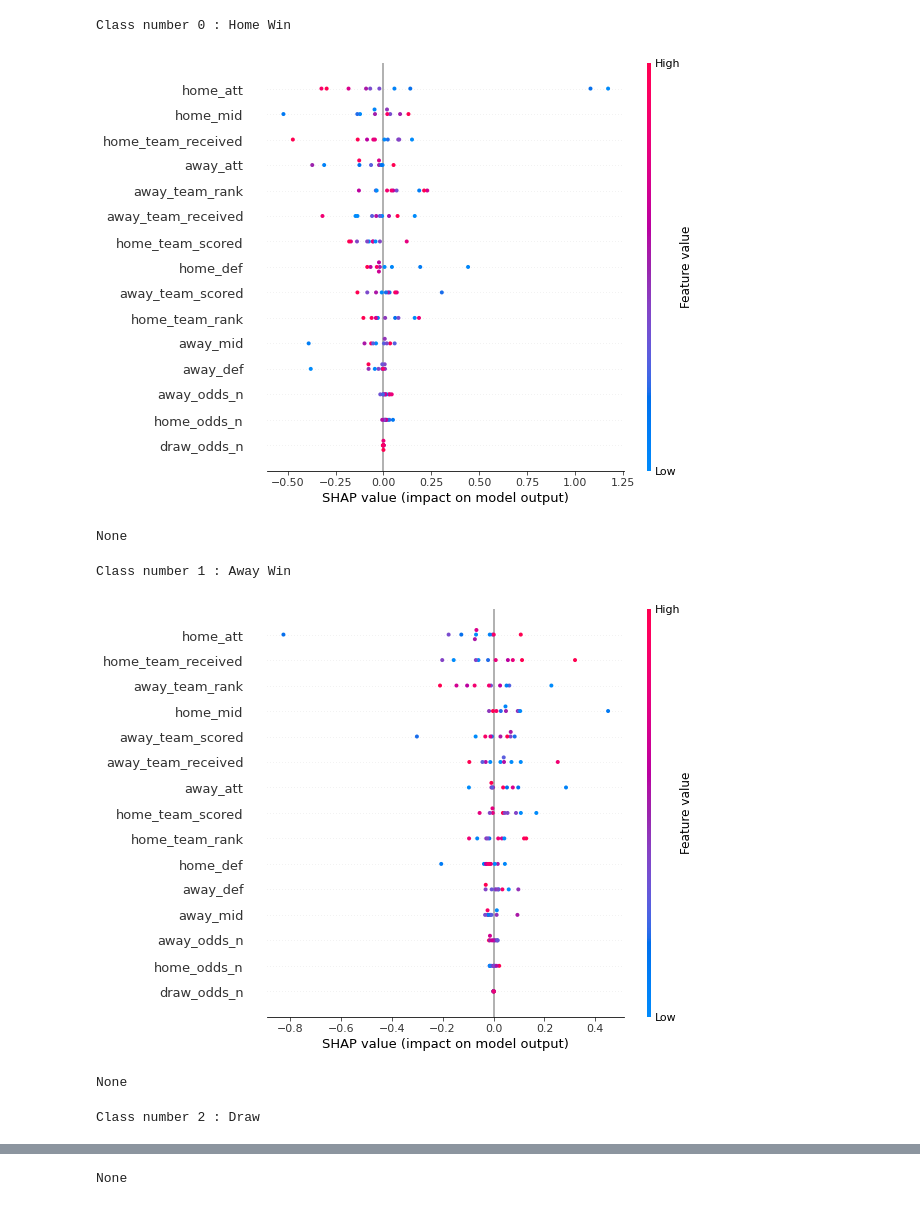
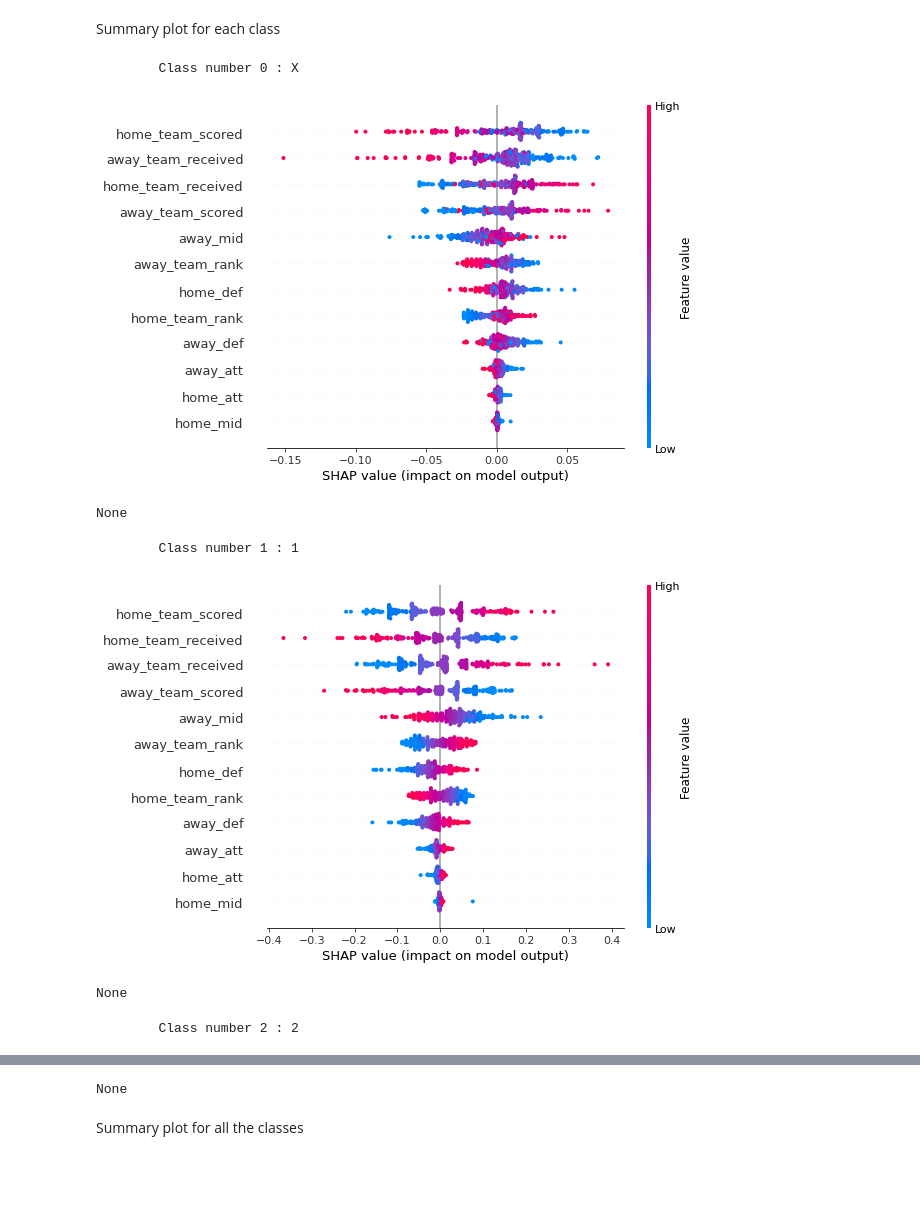
Before and after one commit to tomerhacham/NeuralGoal-web, a Jupyter notebook: Optimization/Features/SHAP.ipynb, the cells around one changed output, grey strips where cells are left out. Cells and saved outputs as stored; diff of their text form; code cells hidden in the pictures; blank space fills up the shorter version.

```diff
--- a/Optimization/Features/SHAP.ipynb
+++ b/Optimization/Features/SHAP.ipynb
@@ -56,0 +52,15 @@ Epoch 25/25
+# %%
+#splitting the data to train-test datasets
+Split_point=math.ceil(data.shape[0]*0.8)
+x_train=X[0:Split_point]
+y_train=Y[0:Split_point]
+
+x_test=X[Split_point:]
+y_test=Y[Split_point:]
+
+feature_names=FEATURES_NAME
+# %%
+#Training the neural network
+EPOCHS=40
+ann=NeuralNet(x_train.shape[1])
+ann.train(x_train,y_train,EPOCHS)
@@ -60,27 +114,13 @@ explainer = shap.DeepExplainer(ann.model,x_train.sample(1000).to_numpy())
 # %%
-display(HTML("<style>.container { width:100% !important; }</style>"))
-import pandas as pd
-
-number_of_samples=1
-sample=x_test.sample(number_of_samples)
-
-print(f'Sample:')
-display(sample)
-print(f'Result:')
-display(y_test.loc[sample.index])
-print(f'Prediction:')
-display(pd.DataFrame(ann.predict(sample)))
-
 to_explain=sample.to_numpy()
 shap_values = explainer.shap_values(X=to_explain,check_additivity=False)
 features=to_explain
-feature_names=list(x_test.columns)
+feature_names=FEATURES_NAME
 
 for which_class in range(0,3):
-    print(f'Class number {which_class} : {class_dict[which_class]}')
+    print(f'\tClass number {which_class} : {value_to_label_dict[which_class]}')
     display(shap.force_plot(base_value=explainer.expected_value[which_class].numpy(),
                             shap_values=shap_values[which_class],
                             features=features,
-                            feature_names=feature_names
-                            ))
+                            feature_names=feature_names))
 # %% [output]
@@ -102,21 +136,21 @@ Class number 2 : Draw
+# %% [markdown]
+Summary plot for each class
 # %%
-number_of_samples=10
+number_of_samples=300
 to_explain=x_test.sample(number_of_samples).to_numpy()
 shap_values = explainer.shap_values(X=to_explain,check_additivity=False)
 features=to_explain
 
 for which_class in range(0,3):
-    print(f'Class number {which_class} : {class_dict[which_class]}')
-    display(shap.summary_plot(
-                                shap_values=shap_values[which_class],
+    print(f'\tClass number {which_class} : {value_to_label_dict[which_class]}')
+    display(shap.summary_plot(shap_values=shap_values[which_class],
                                 features=features,
-                                feature_names=feature_names
-                                ))
+                                feature_names=feature_names))
 # %% [output]
-Class number 0 : Home Win
+        Class number 0 : X
-[figure, old version]
+[figure, new version]
 None
-Class number 1 : Away Win
+        Class number 1 : 1
-[figure, old version]
+[figure, new version]
 None
-Class number 2 : Draw
+        Class number 2 : 2
@@ -124,2 +158,4 @@ Class number 2 : Draw
 None
+# %% [markdown]
+Summary plot for all the classes
 # %%
```
Also changed, not shown: parts of 17 cells of this notebook.
